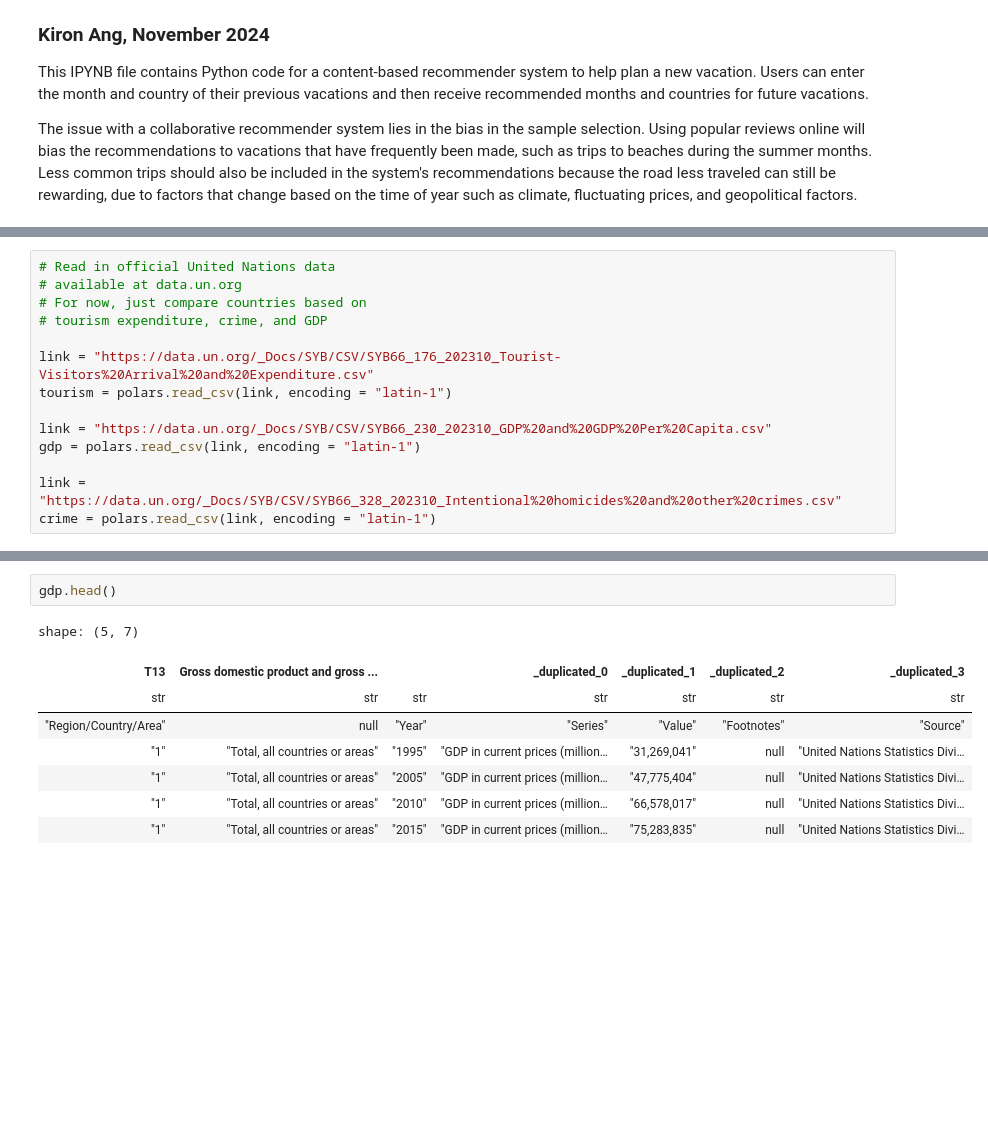
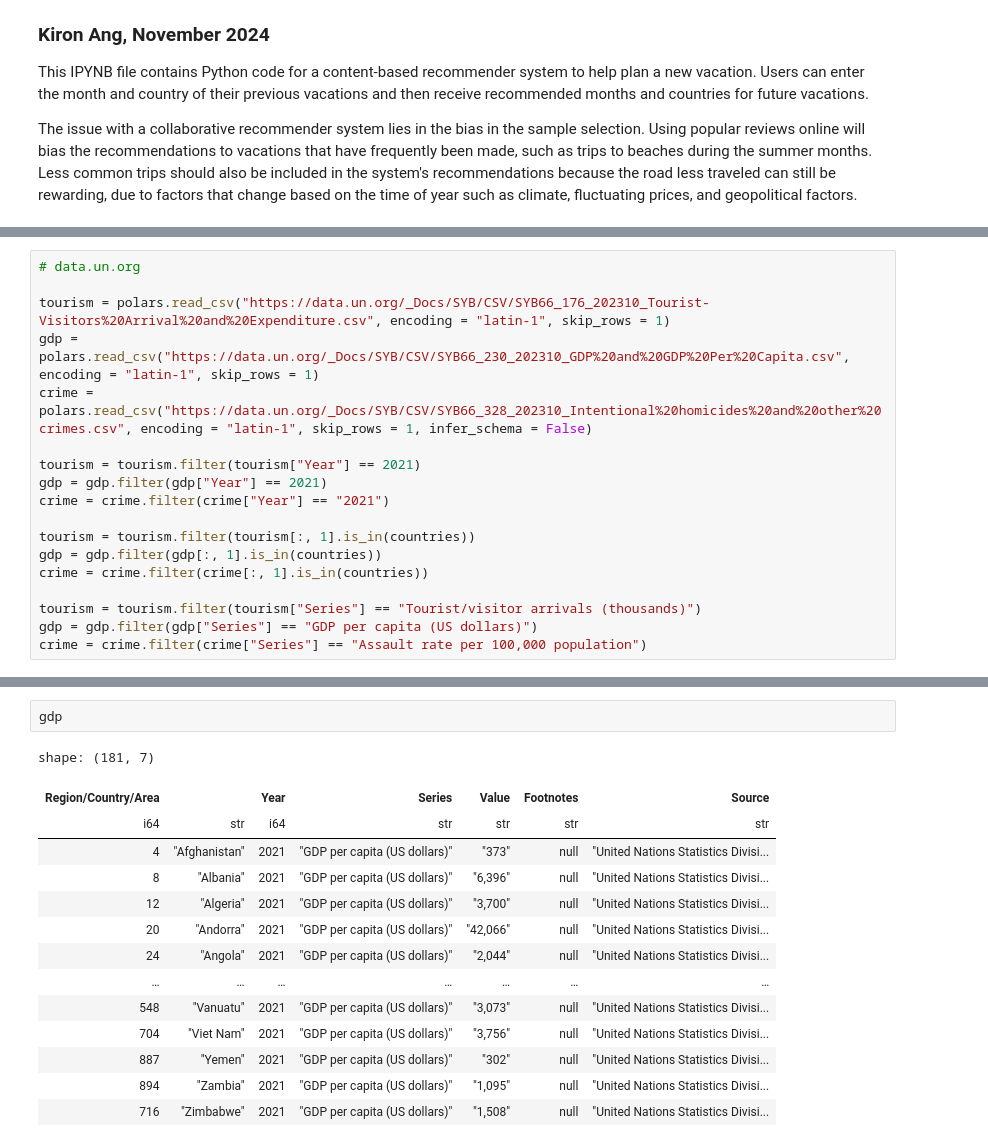
Before and after one commit to Kiron-Ang/DSC, a Jupyter notebook: vacation_recommender_system.ipynb, the cells around one changed output, grey strips where cells are left out. Drawn from its saved outputs; the diff is of its cells as text; blank space fills up the shorter version.

```diff
--- a/vacation_recommender_system.ipynb
+++ b/vacation_recommender_system.ipynb
@@ -99,15 +85,19 @@ IPython.display.display(month_dropdown,
 # %%
-# Read in official United Nations data
-# available at data.un.org
-# For now, just compare countries based on
-# tourism expenditure, crime, and GDP
+# data.un.org
 
-link = "https://data.un.org/_Docs/SYB/CSV/SYB66_176_202310_Tourist-Visitors%20Arrival%20and%20Expenditure.csv"
-tourism = polars.read_csv(link, encoding = "latin-1")
+tourism = polars.read_csv("https://data.un.org/_Docs/SYB/CSV/SYB66_176_202310_Tourist-Visitors%20Arrival%20and%20Expenditure.csv", encoding = "latin-1", skip_rows = 1)
+gdp = polars.read_csv("https://data.un.org/_Docs/SYB/CSV/SYB66_230_202310_GDP%20and%20GDP%20Per%20Capita.csv", encoding = "latin-1", skip_rows = 1)
+crime = polars.read_csv("https://data.un.org/_Docs/SYB/CSV/SYB66_328_202310_Intentional%20homicides%20and%20other%20crimes.csv", encoding = "latin-1", skip_rows = 1, infer_schema = False)
 
-link = "https://data.un.org/_Docs/SYB/CSV/SYB66_230_202310_GDP%20and%20GDP%20Per%20Capita.csv"
-gdp = polars.read_csv(link, encoding = "latin-1")
+tourism = tourism.filter(tourism["Year"] == 2021)
+gdp = gdp.filter(gdp["Year"] == 2021)
+crime = crime.filter(crime["Year"] == "2021")
 
-link = "https://data.un.org/_Docs/SYB/CSV/SYB66_328_202310_Intentional%20homicides%20and%20other%20crimes.csv"
-crime = polars.read_csv(link, encoding = "latin-1")
+tourism = tourism.filter(tourism[:, 1].is_in(countries))
+gdp = gdp.filter(gdp[:, 1].is_in(countries))
+crime = crime.filter(crime[:, 1].is_in(countries))
+
+tourism = tourism.filter(tourism["Series"] == "Tourist/visitor arrivals (thousands)")
+gdp = gdp.filter(gdp["Series"] == "GDP per capita (US dollars)")
+crime = crime.filter(crime["Series"] == "Assault rate per 100,000 population")
 # %%
@@ -124,12 +120,18 @@ shape: (5, 9)
 # %%
-gdp.head()
+gdp
 # %% [output]
-shape: (5, 7)
+shape: (181, 7)
-| T13 | Gross domestic product and gross ... |  | _duplicated_0 | _duplicated_1 | _duplicated_2 | _duplicated_3 |
-| str | str | str | str | str | str | str |
-| "Region/Country/Area" | null | "Year" | "Series" | "Value" | "Footnotes" | "Source" |
-| "1" | "Total, all countries or areas" | "1995" | "GDP in current prices (million… | "31,269,041" | null | "United Nations Statistics Divi… |
-| "1" | "Total, all countries or areas" | "2005" | "GDP in current prices (million… | "47,775,404" | null | "United Nations Statistics Divi… |
-| "1" | "Total, all countries or areas" | "2010" | "GDP in current prices (million… | "66,578,017" | null | "United Nations Statistics Divi… |
-| "1" | "Total, all countries or areas" | "2015" | "GDP in current prices (million… | "75,283,835" | null | "United Nations Statistics Divi… |
+| Region/Country/Area |  | Year | Series | Value | Footnotes | Source |
+| i64 | str | i64 | str | str | str | str |
+| 4 | "Afghanistan" | 2021 | "GDP per capita (US dollars)" | "373" | null | "United Nations Statistics Divisi... |
+| 8 | "Albania" | 2021 | "GDP per capita (US dollars)" | "6,396" | null | "United Nations Statistics Divisi... |
+| 12 | "Algeria" | 2021 | "GDP per capita (US dollars)" | "3,700" | null | "United Nations Statistics Divisi... |
+| 20 | "Andorra" | 2021 | "GDP per capita (US dollars)" | "42,066" | null | "United Nations Statistics Divisi... |
+| 24 | "Angola" | 2021 | "GDP per capita (US dollars)" | "2,044" | null | "United Nations Statistics Divisi... |
+| … | … | … | … | … | … | … |
+| 548 | "Vanuatu" | 2021 | "GDP per capita (US dollars)" | "3,073" | null | "United Nations Statistics Divisi... |
+| 704 | "Viet Nam" | 2021 | "GDP per capita (US dollars)" | "3,756" | null | "United Nations Statistics Divisi... |
+| 887 | "Yemen" | 2021 | "GDP per capita (US dollars)" | "302" | null | "United Nations Statistics Divisi... |
+| 894 | "Zambia" | 2021 | "GDP per capita (US dollars)" | "1,095" | null | "United Nations Statistics Divisi... |
+| 716 | "Zimbabwe" | 2021 | "GDP per capita (US dollars)" | "1,508" | null | "United Nations Statistics Divisi... |
 # %%
```
Also changed, not shown: parts of 6 cells of this notebook.
